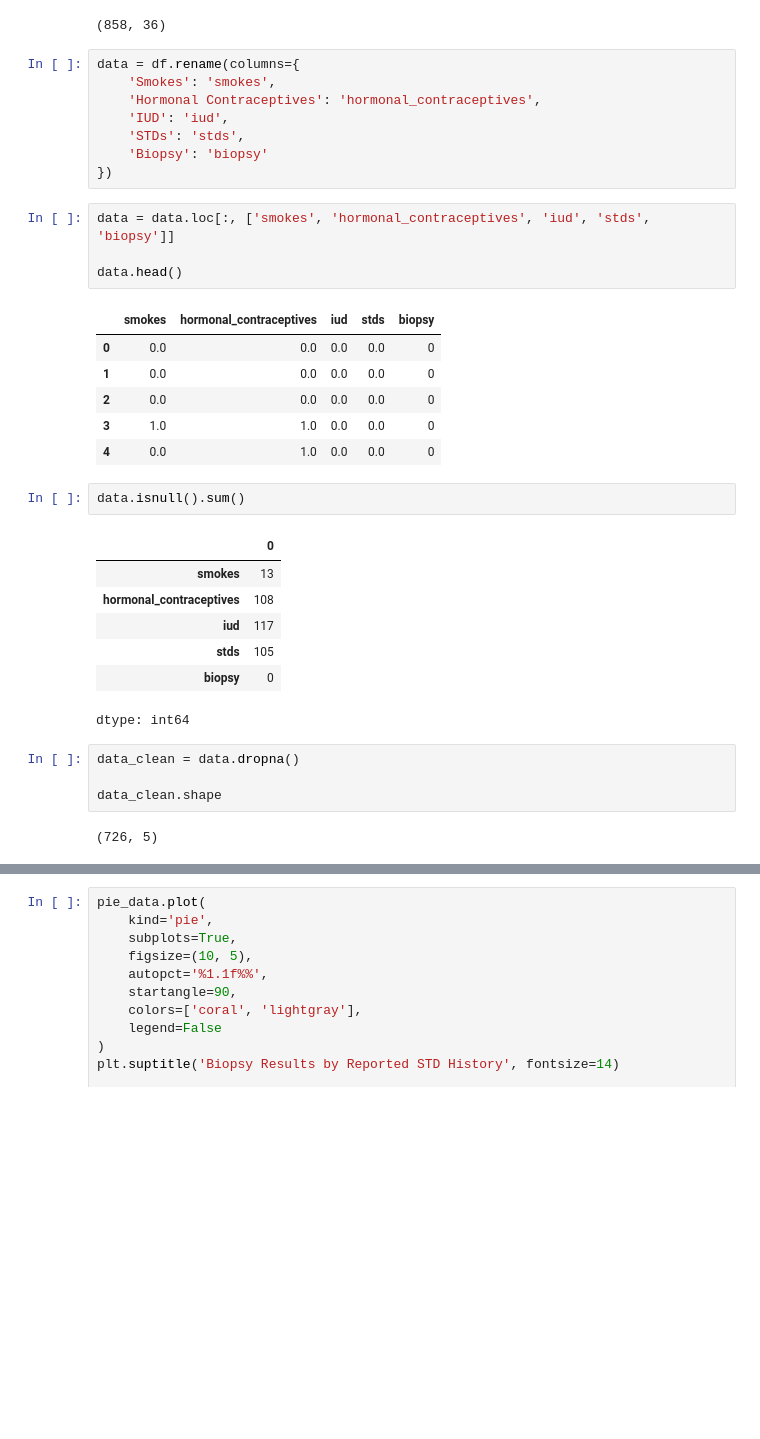
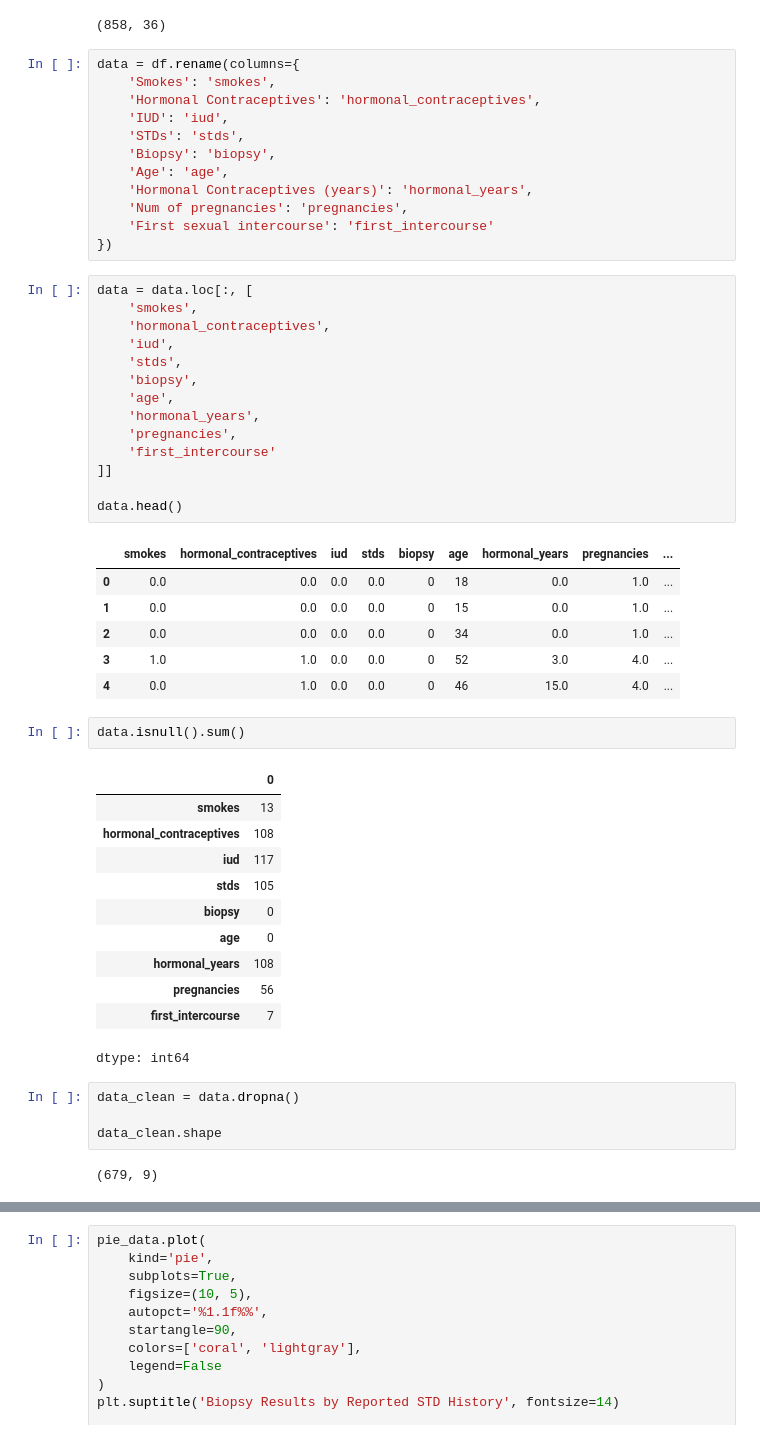
Before and after one commit to ivannarch865/ivannarichards5to, a Jupyter notebook: Exploring_Cervical_Cancer_Risk_Factors_Patient_Characteristics_and_Biopsy_Results.ipynb, the cells around one changed output, grey strips where cells are left out. Cells and saved outputs as stored; diff of their text form; blank space fills up the shorter version.

```diff
--- a/Exploring_Cervical_Cancer_Risk_Factors_Patient_Characteristics_and_Biopsy_Results.ipynb
+++ b/Exploring_Cervical_Cancer_Risk_Factors_Patient_Characteristics_and_Biopsy_Results.ipynb
@@ -70,19 +90,33 @@ data = df.rename(columns={
     'Hormonal Contraceptives': 'hormonal_contraceptives',
     'IUD': 'iud',
     'STDs': 'stds',
-    'Biopsy': 'biopsy'
+    'Biopsy': 'biopsy',
+    'Age': 'age',
+    'Hormonal Contraceptives (years)': 'hormonal_years',
+    'Num of pregnancies': 'pregnancies',
+    'First sexual intercourse': 'first_intercourse'
 })
 # %%
-data = data.loc[:, ['smokes', 'hormonal_contraceptives', 'iud', 'stds', 'biopsy']]
+data = data.loc[:, [
+    'smokes',
+    'hormonal_contraceptives',
+    'iud',
+    'stds',
+    'biopsy',
+    'age',
+    'hormonal_years',
+    'pregnancies',
+    'first_intercourse'
+]]
 
 data.head()
 # %% [output]
-|  | smokes | hormonal_contraceptives | iud | stds | biopsy |
-| 0 | 0.0 | 0.0 | 0.0 | 0.0 | 0 |
-| 1 | 0.0 | 0.0 | 0.0 | 0.0 | 0 |
-| 2 | 0.0 | 0.0 | 0.0 | 0.0 | 0 |
-| 3 | 1.0 | 1.0 | 0.0 | 0.0 | 0 |
-| 4 | 0.0 | 1.0 | 0.0 | 0.0 | 0 |
+|  | smokes | hormonal_contraceptives | iud | stds | biopsy | age | hormonal_years | pregnancies | ... |
+| 0 | 0.0 | 0.0 | 0.0 | 0.0 | 0 | 18 | 0.0 | 1.0 | ... |
+| 1 | 0.0 | 0.0 | 0.0 | 0.0 | 0 | 15 | 0.0 | 1.0 | ... |
+| 2 | 0.0 | 0.0 | 0.0 | 0.0 | 0 | 34 | 0.0 | 1.0 | ... |
+| 3 | 1.0 | 1.0 | 0.0 | 0.0 | 0 | 52 | 3.0 | 4.0 | ... |
+| 4 | 0.0 | 1.0 | 0.0 | 0.0 | 0 | 46 | 15.0 | 4.0 | ... |
 # %%
 data.isnull().sum()
 # %% [output]
@@ -92,10 +126,14 @@ data.isnull().sum()
 | iud | 117 |
 | stds | 105 |
 | biopsy | 0 |
+| age | 0 |
+| hormonal_years | 108 |
+| pregnancies | 56 |
+| first_intercourse | 7 |
 dtype: int64
 # %%
 data_clean = data.dropna()
 
 data_clean.shape
 # %% [output]
-(726, 5)
+(679, 9)
```
Also changed, not shown: parts of 54 cells of this notebook.
